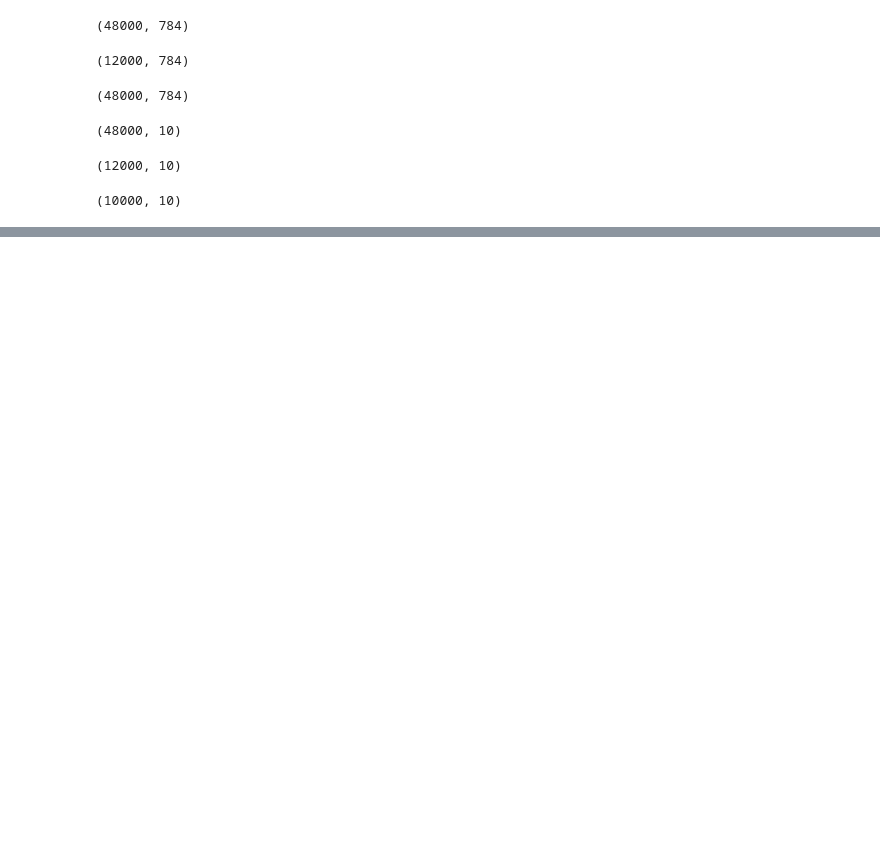
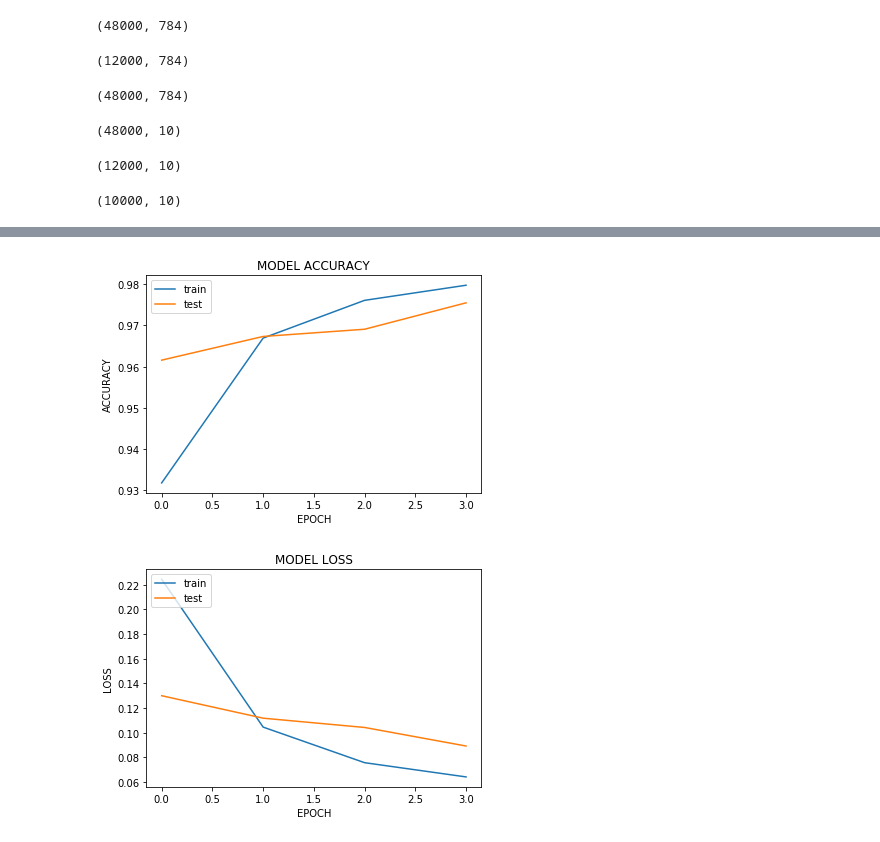
Before and after one commit to Gurupradeep/Artificial-Intelligence, a Jupyter notebook: Assignment1/Notebooks/Simple Neural Network for MNIST.ipynb, the cells around one changed output, grey strips where cells are left out. Drawn from its saved outputs; the diff is of its cells as text; code cells hidden in the pictures; blank space fills up the shorter version.

```diff
--- a/Assignment1/Notebooks/Simple Neural Network for MNIST.ipynb
+++ b/Assignment1/Notebooks/Simple Neural Network for MNIST.ipynb
@@ -121,3 +127,5 @@ def model_constructor(number_of_layers, no_of_hidden_neurons, activation_functio
         model.add(Dense(no_of_hidden_neurons[i], activation = activation_function))
     model.add(Dense(NUM_CLASSES, activation='softmax'))
     return model
+# %%
+normalised_model = model_constructor(1,[784],"relu")
@@ -147,6 +161,13 @@ _________________________________________________________________
 # %%
+normalised_model.compile(optimizer='Adam', loss = 'categorical_crossentropy', metrics = ['accuracy'])
 model.compile(optimizer='Adam', loss = 'categorical_crossentropy', metrics = ['accuracy'])
+# %%
+csv_logger = CSVLogger('MNIST_normalised_model.csv')
+model_checkpoint = ModelCheckpoint('MNIST_model_normalised.hdf5', monitor = 'val_loss', verbose = 1, save_best_only = True)
+csv_logger1 = CSVLogger('MNIST_model.csv')
+model_checkpoint1 = ModelCheckpoint('MNIST_model.hdf5', monitor = 'val_loss', verbose = 1, save_best_only = True)
 # %%
-model.fit(x_train_normalised, y_train, batch_size = 32, epochs = 2, validation_data=(x_validation_normalised, y_validation))
+history = normalised_model.fit(x_train_normalised, y_train, batch_size = 32, epochs = 10,
+                    validation_data=(x_validation_normalised, y_validation), callbacks = [csv_logger, model_checkpoint])
 # %% [output]
 Train on 48000 samples, validate on 12000 samples
@@ -158,3 +620,24 @@ Epoch 2/2
+# %%
+# summarize history for accuracy
+plt.plot(history.history['acc'])
+plt.plot(history.history['val_acc'])
+plt.title('MODEL ACCURACY')
+plt.ylabel("ACCURACY")
+plt.xlabel("EPOCH")
+plt.legend(['train','test'], loc='upper left')
+plt.show()
+
+# summarise history for loss
+plt.plot(history.history['loss'])
+plt.plot(history.history['val_loss'])
+plt.title('MODEL LOSS')
+plt.ylabel("LOSS")
+plt.xlabel("EPOCH")
+plt.legend(['train','test'], loc='upper left')
+plt.show()
+# %% [output]
+[figure, added]
+[figure, added]
 # %%
 score = model.evaluate(x_test_normalised, y_test)
 # %% [output]
```
Also changed, not shown: parts of 37 cells of this notebook.
